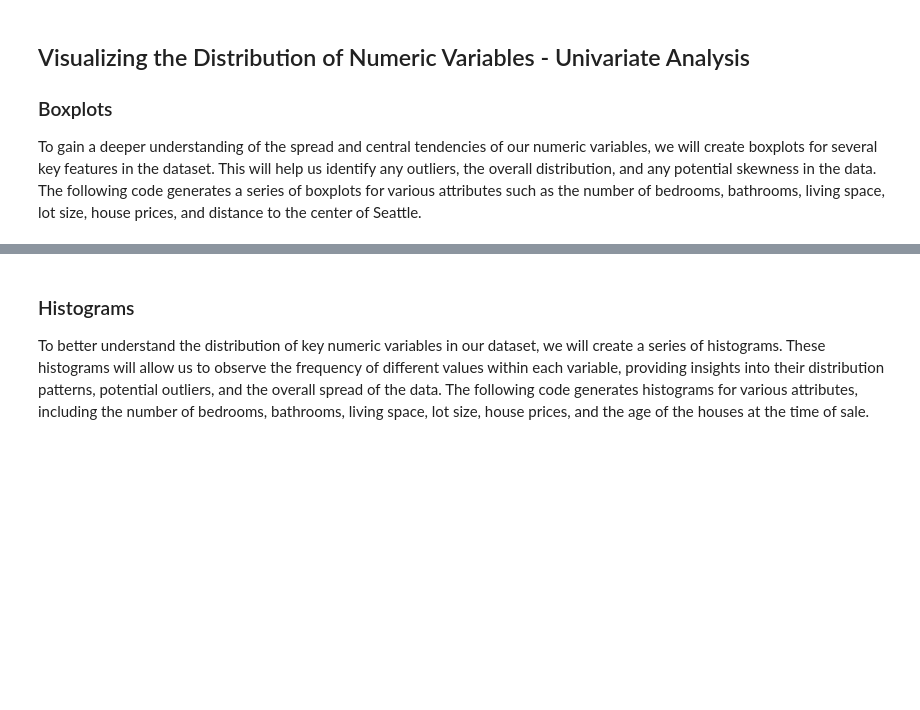
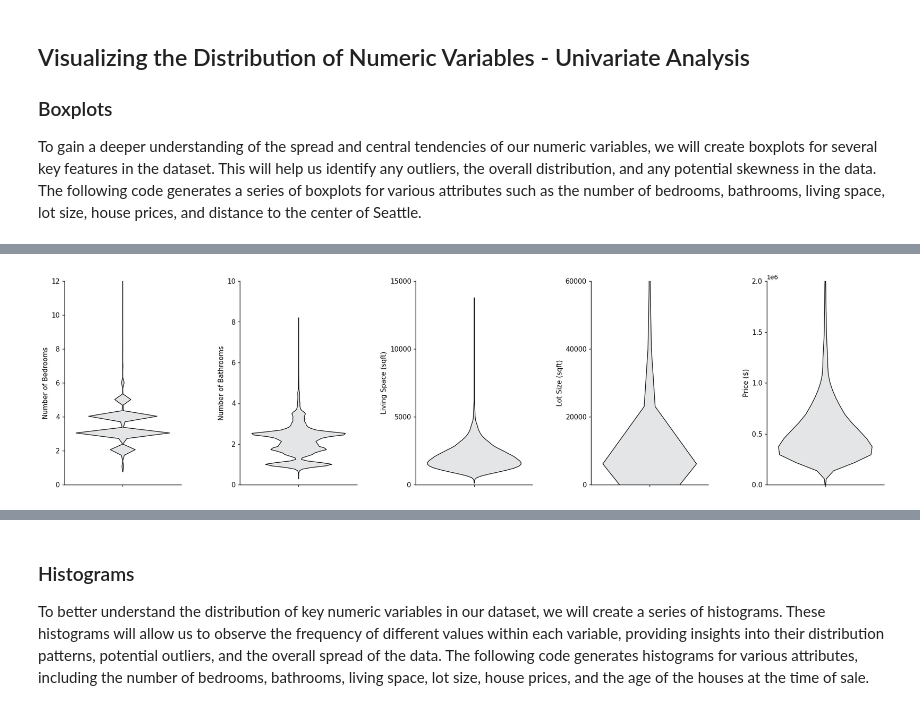
Before and after one commit to johannesgooth/da-king-county-housing, a Jupyter notebook: notebooks/03_explorative_data_analysis.ipynb, the cells around one changed output, grey strips where cells are left out. Saved outputs shown, nothing was run; the diff lists cells and outputs as text; code cells hidden in the pictures; blank space fills up the shorter version.

```diff
--- a/notebooks/03_explorative_data_analysis.ipynb
+++ b/notebooks/03_explorative_data_analysis.ipynb
@@ -173,3 +142,7 @@ The boxplots provide a clear visualization of the distribution and variability w
 - **Proximity to Seattle:** The distance data indicates that most properties are relatively close to the city, with a few outliers that are much farther away. This could reflect a divide between urban and rural properties, with different market dynamics at play.
 
 These insights set the stage for more detailed analysis, including correlations between these variables and their impact on property prices. Understanding these distributions is essential for refining the analysis and identifying key trends in the King County housing market.
+# %%
+plot_violin_plots(df)
+# %% [output]
+[figure, added]
```
Also changed, not shown: parts of 19 cells of this notebook, 31 other files.
